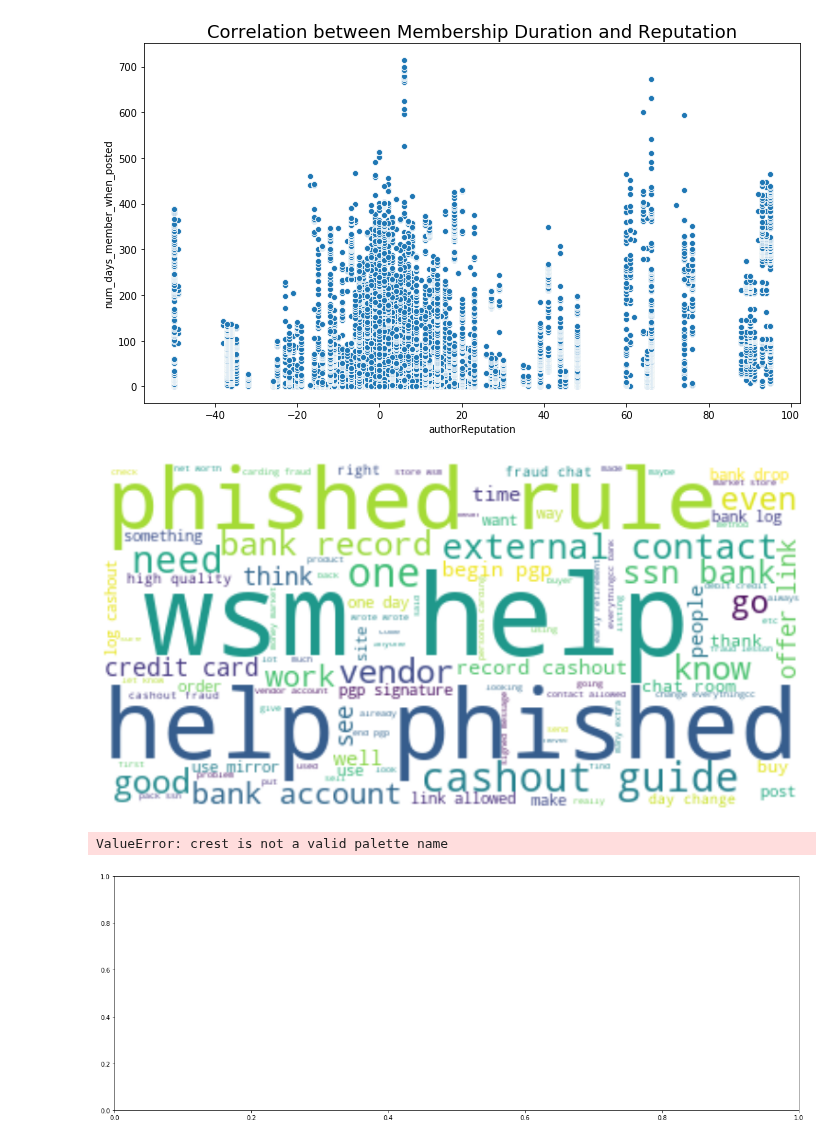
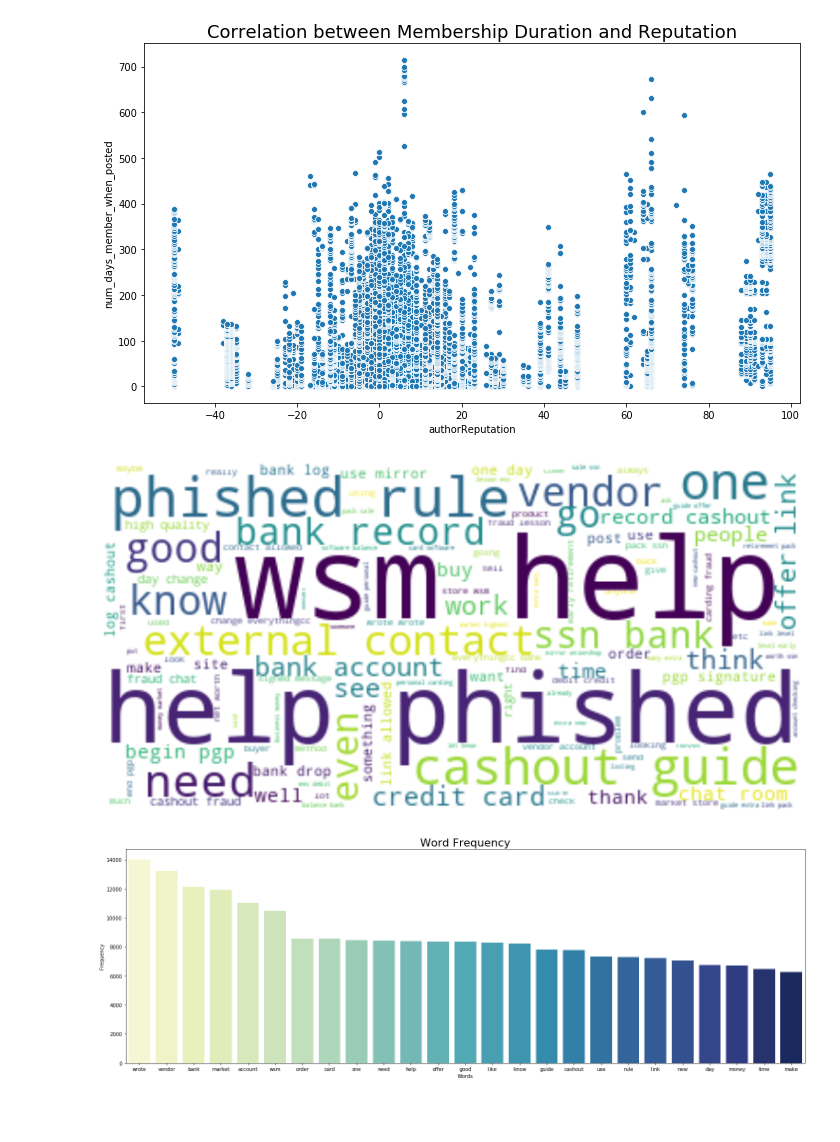
Before and after one commit to Morgan-Sell/darknet-economics, a Jupyter notebook: wallstreet_feat_eng_eda.ipynb, the cells around one changed output. Cells and saved outputs as stored; diff of their text form; code cells hidden in the pictures; blank space fills up the shorter version.

Commit message:
Updated text processing. Completed Word2Vec.

```diff
--- a/wallstreet_feat_eng_eda.ipynb
+++ b/wallstreet_feat_eng_eda.ipynb
@@ -152,5 +164,5 @@ wallstreet_v2['num_days_member_when_posted'] = wallstreet_v2['num_days_member_wh
 cols_to_drop = ['URL', 'likes', 'postDate', 'postAuthorJoinDate', 'flatContent']
 wallstreet_v2.drop(cols_to_drop, axis=1, inplace=True)
 
-wallstreet_v2['processed_text'] = wallstreet_v2['contentWithHTMLTag'].apply(lambda x: nlp_topic_utils.process_text(x, contracted_words_dict, punc, stop_words_dict))
-# wallstreet_v2['parts_of_speech'] = wallstreet_v2['processed_text'].apply(lambda x: nltk.pos_tag(x))
+wallstreet_v2['processed_text'] = wallstreet_v2['contentWithHTMLTag'].apply(lambda x: nlp_topic_utils.process_text(x, contracted_words_dict, punc, stop_words_dict, min_len=1))
+wallstreet_v2['parts_of_speech'] = wallstreet_v2['processed_text'].apply(lambda x: nltk.pos_tag(x))
@@ -195,24 +205,23 @@ plt.figure(figsize=(20,7))
 plt.imshow(wordcloud, interpolation="bilinear")
 plt.axis('off');
 # %% [output]
-[figure, old version]
+[figure, new version]
 # %%
 all_words_arr = joined_wordcloud_text.split(' ')
 word_freq_df = pd.DataFrame(pd.Series(all_words_arr).value_counts()).reset_index()
 word_freq_df.columns = ['word', 'freq']
 
 top25_words = word_freq_df[:25]
 fig, ax = plt.subplots(figsize=(20,7))
 
-ax = sns.barplot(x='word', y='freq', data=top25_words, palette='crest')
+ax = sns.barplot(x='word', y='freq', data=top25_words, palette='YlGnBu')
 ax.set_title('Word Frequency', fontsize=22)
 ax.set_xlabel('Words')
 ax.set_ylabel('Frequency')
 
 plt.tight_layout();
 # %% [output]
-ValueError: crest is not a valid palette name
-[figure, old version]
+[figure, new version]
 # %%
 word_freq_dist = word_freq_df[word_freq_df['freq'] < 200]['freq']
 
```
Also changed, not shown: parts of 6 cells of this notebook, 5 other files.
